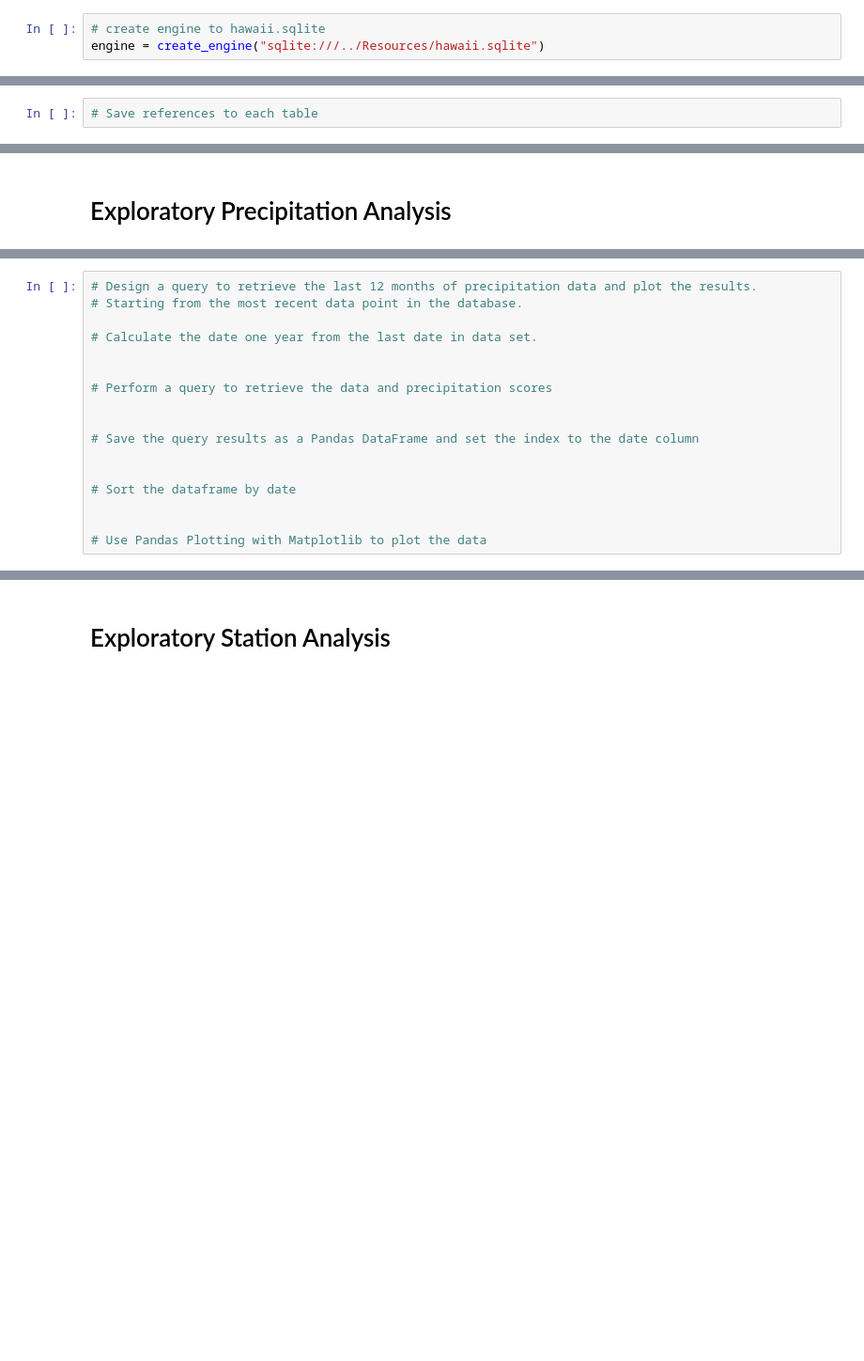
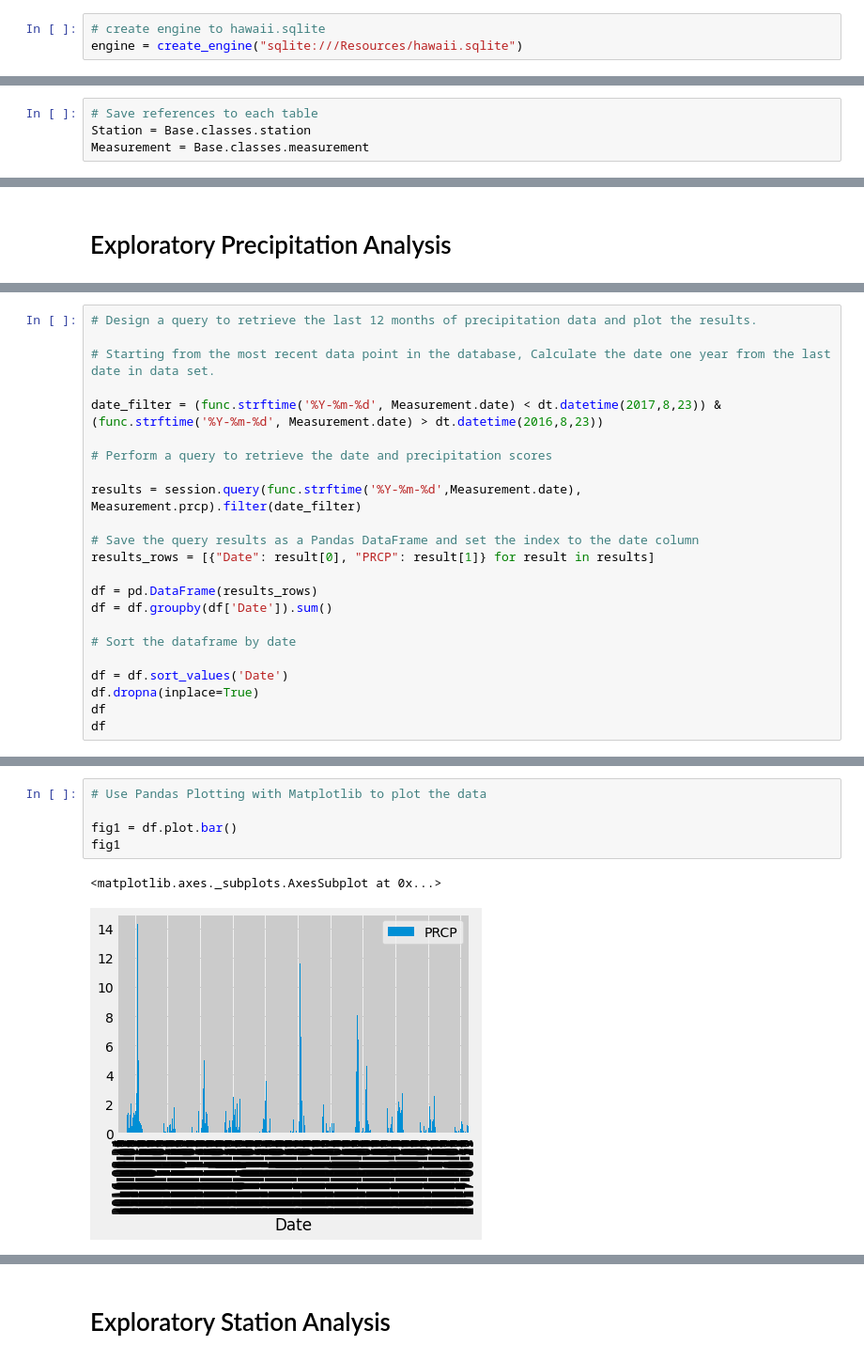
Before and after one commit to dmtiblin/UR-SQLAlchemy-Challenge, a Jupyter notebook: climate_analysis.ipynb, the cells around one changed output, grey strips where cells are left out. Shown at 94% size. Saved outputs shown, nothing was run; the diff lists cells and outputs as text; blank space fills up the shorter version.

```diff
--- a/climate_analysis.ipynb
+++ b/climate_analysis.ipynb
@@ -17,7 +17,7 @@ from sqlalchemy import create_engine, func
 # Reflect Tables into SQLAlchemy ORM
 # %%
 # create engine to hawaii.sqlite
-engine = create_engine("sqlite:///../Resources/hawaii.sqlite")
+engine = create_engine("sqlite:///Resources/hawaii.sqlite")
 # %%
 # reflect an existing database into a new model
 Base = automap_base()
@@ -33,5 +32,7 @@ Base.classes.keys()
 # %%
 # Save references to each table
+Station = Base.classes.station
+Measurement = Base.classes.measurement
 # %%
 # Create our session (link) from Python to the DB
 session = Session(engine)
@@ -42,17 +112,23 @@ session = Session(engine)
 # %%
 # Design a query to retrieve the last 12 months of precipitation data and plot the results.
-# Starting from the most recent data point in the database.
 
-# Calculate the date one year from the last date in data set.
+# Starting from the most recent data point in the database, Calculate the date one year from the last date in data set.
 
+date_filter = (func.strftime('%Y-%m-%d', Measurement.date) < dt.datetime(2017,8,23)) & (func.strftime('%Y-%m-%d', Measurement.date) > dt.datetime(2016,8,23))
 
-# Perform a query to retrieve the data and precipitation scores
+# Perform a query to retrieve the date and precipitation scores
 
+results = session.query(func.strftime('%Y-%m-%d',Measurement.date), Measurement.prcp).filter(date_filter)
 
 # Save the query results as a Pandas DataFrame and set the index to the date column
+results_rows = [{"Date": result[0], "PRCP": result[1]} for result in results]
 
+df = pd.DataFrame(results_rows)
+df = df.groupby(df['Date']).sum()
 
 # Sort the dataframe by date
 
-
-# Use Pandas Plotting with Matplotlib to plot the data
+df = df.sort_values('Date')
+df.dropna(inplace=True)
+df
+df
@@ -59,2 +150,10 @@ session = Session(engine)
+# %%
+# Use Pandas Plotting with Matplotlib to plot the data
+
+fig1 = df.plot.bar()
+fig1
+# %% [output]
+<matplotlib.axes._subplots.AxesSubplot at 0x...>
+[figure, added]
 # %%
 # Use Pandas to calcualte the summary statistics for the precipitation data
```
Also changed, not shown: parts of 15 cells of this notebook, 1 other file.
